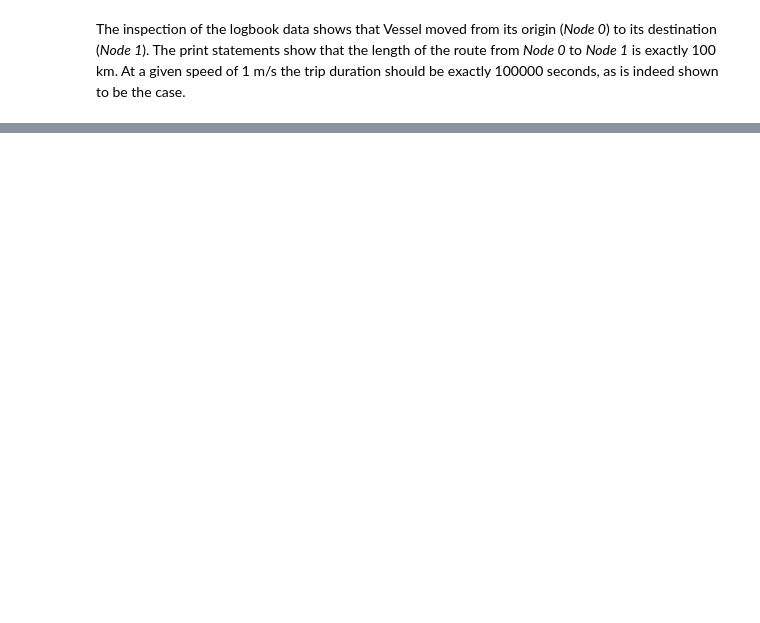
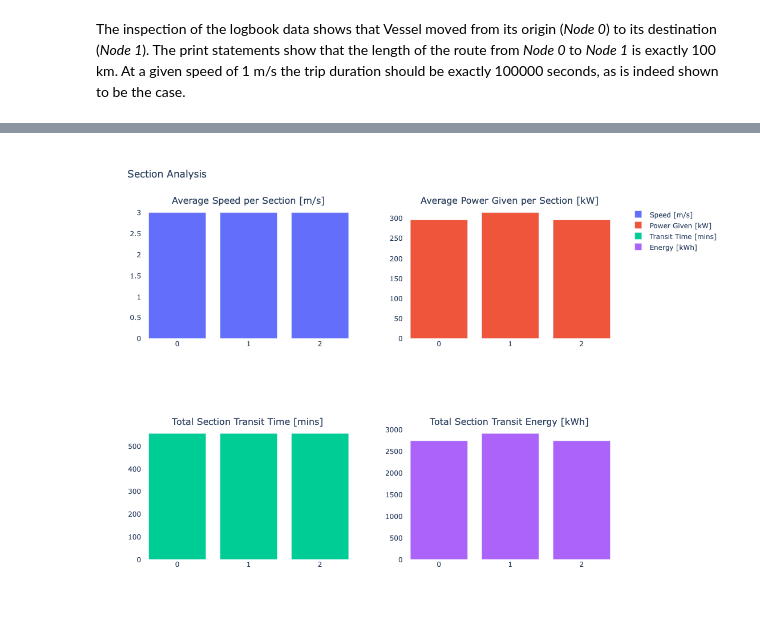
Before and after one commit to TUDelft-CITG/OpenTNSim, a Jupyter notebook: notebooks/Example 0101 - Energy calculation along a route.ipynb, the cells around one changed output, grey strips where cells are left out. Cells and saved outputs as stored; diff of their text form; code cells hidden in the pictures; blank space fills up the shorter version.

```diff
--- a/notebooks/Example 0101 - Energy calculation along a route.ipynb
+++ b/notebooks/Example 0101 - Energy calculation along a route.ipynb
@@ -327,0 +337,6 @@ fig.show()
+# %%
+# add energy attributes to the minimum event table
+df_eventtable_energy = add_energy_attributes_to_eventtable(df_eventtable, [vessel])
+
+pd.set_option('display.max_columns', None)
+df_eventtable_energy
@@ -327,0 +401,6 @@ fig.show()
+# %%
+# add fuel attributes to the minimum event table with energy attributes
+df_eventtable_energy_fuel = add_fuel_attributes_to_event_table(df_eventtable_energy, [vessel])
+
+pd.set_option('display.max_columns', None)
+df_eventtable_energy_fuel
@@ -327,0 +412,35 @@ fig.show()
+# %%
+# Calculate average speed
+average_speed = df_eventtable_energy_fuel['distance (m)'] / df_eventtable_energy_fuel['duration (s)']
+
+# Calculate durations in minutes
+durations = [
+    (row['stop time'] - row['start time']).total_seconds() / 60
+    for _, row in df_eventtable_energy_fuel.iterrows()
+]
+
+# Create 2x2 subplot figure
+fig = make_subplots(rows=2, cols=2, subplot_titles=[
+    'Average Speed per Section [m/s]',
+    'Average Power Given per Section [kW]',
+    'Total Section Transit Time [mins]',
+    'Total Section Transit Energy [kWh]'
+])
+
+# Add bar charts to subplots
+fig.add_trace(go.Bar(x=df.index, y=average_speed, name='Speed [m/s]'), row=1, col=1)
+fig.add_trace(go.Bar(x=df.index, y=df_eventtable_energy_fuel['P_given (kW)'], name='Power Given [kW]'), row=1, col=2)
+fig.add_trace(go.Bar(x=df.index, y=durations, name='Transit Time [mins]'), row=2, col=1)
+fig.add_trace(go.Bar(x=df.index, y=df_eventtable_energy_fuel['total_energy (kWh)'], name='Energy [kWh]'), row=2, col=2)
+
+# Update layout
+fig.update_layout(
+    height=800,
+    width=1000,
+    title_text='Section Analysis',
+    plot_bgcolor='white'
+)
+
+fig.show()
+# %% [output]
+[figure, added]
```
Also changed, not shown: parts of 18 cells of this notebook, 1 other file.
